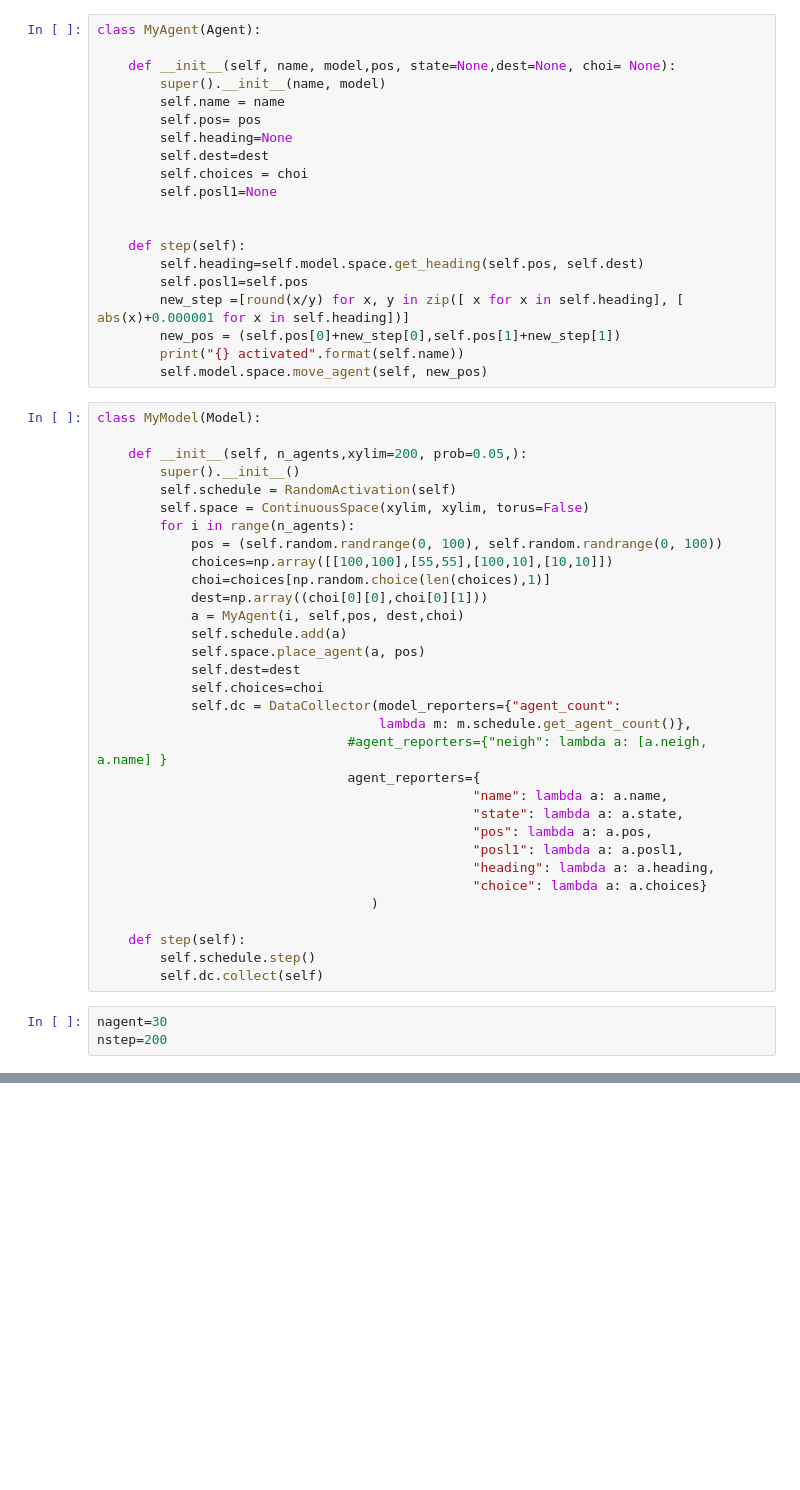
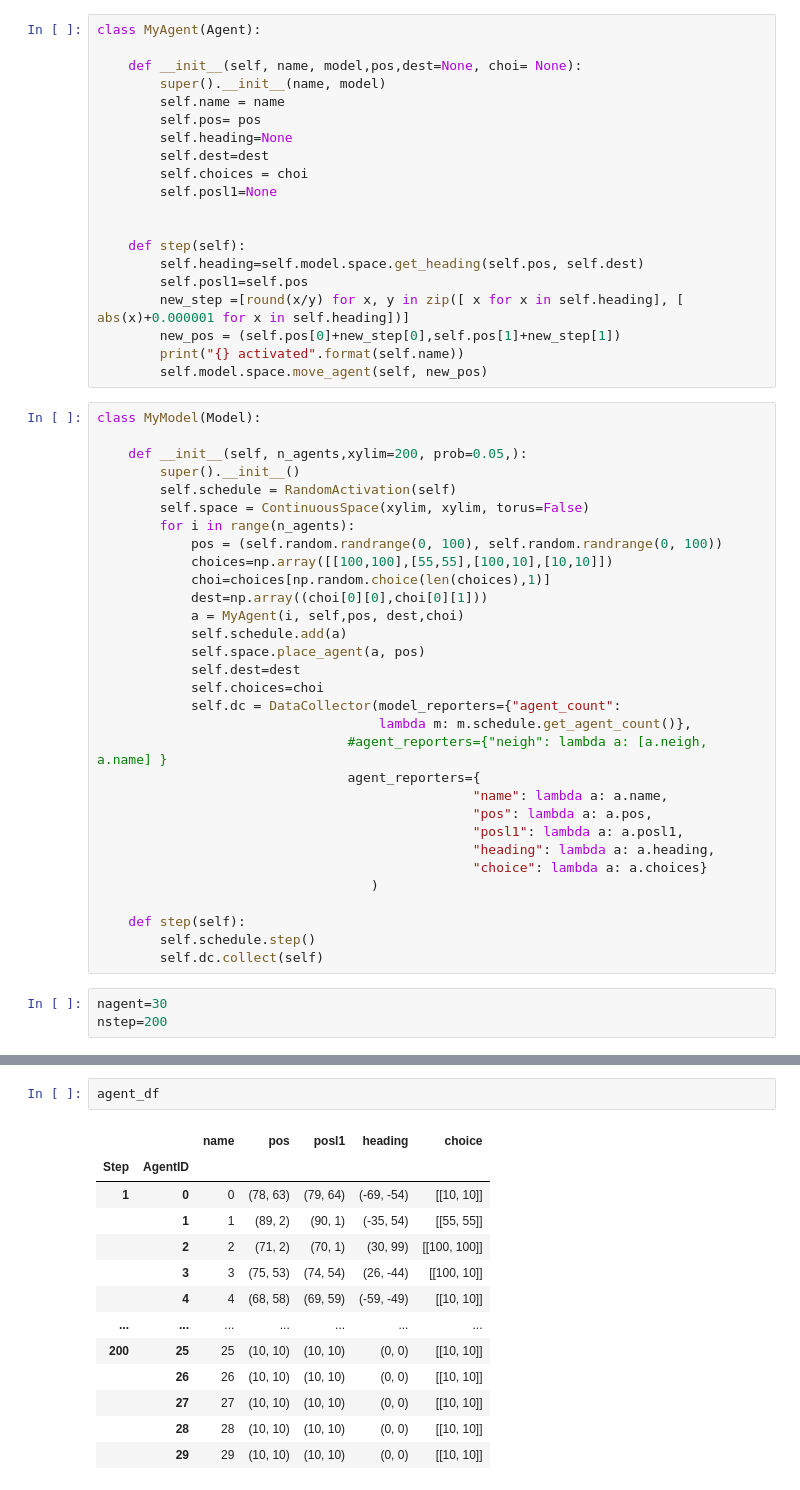
Before and after one commit to Kamran-Afzali/Agent-Based-Simulation, a Jupyter notebook: Tutorial.ipynb, the cells around one changed output, grey strips where cells are left out. Saved outputs shown, nothing was run; the diff lists cells and outputs as text; blank space fills up the shorter version.

```diff
--- a/Tutorial.ipynb
+++ b/Tutorial.ipynb
@@ -20,7 +20,7 @@ def flatten(x):
 # %%
 class MyAgent(Agent):
 
-    def __init__(self, name, model,pos, state=None,dest=None, choi= None):
+    def __init__(self, name, model,pos,dest=None, choi= None):
         super().__init__(name, model)
         self.name = name
         self.pos= pos
@@ -59,7 +59,6 @@ class MyModel(Model):
                                 #agent_reporters={"neigh": lambda a: [a.neigh, a.name] }
                                 agent_reporters={
                                                 "name": lambda a: a.name,
-                                                "state": lambda a: a.state,
                                                 "pos": lambda a: a.pos,
                                                 "posl1": lambda a: a.posl1,
                                                 "heading": lambda a: a.heading,
@@ -85,0 +114,16 @@ IndexError: list index out of range
+# %%
+agent_df
+# %% [output]
+|  |  | name | pos | posl1 | heading | choice |
+| Step | AgentID |  |  |  |  |  |
+| 1 | 0 | 0 | (78, 63) | (79, 64) | (-69, -54) | [[10, 10]] |
+|  | 1 | 1 | (89, 2) | (90, 1) | (-35, 54) | [[55, 55]] |
+|  | 2 | 2 | (71, 2) | (70, 1) | (30, 99) | [[100, 100]] |
+|  | 3 | 3 | (75, 53) | (74, 54) | (26, -44) | [[100, 10]] |
+|  | 4 | 4 | (68, 58) | (69, 59) | (-59, -49) | [[10, 10]] |
+| ... | ... | ... | ... | ... | ... | ... |
+| 200 | 25 | 25 | (10, 10) | (10, 10) | (0, 0) | [[10, 10]] |
+|  | 26 | 26 | (10, 10) | (10, 10) | (0, 0) | [[10, 10]] |
+|  | 27 | 27 | (10, 10) | (10, 10) | (0, 0) | [[10, 10]] |
+|  | 28 | 28 | (10, 10) | (10, 10) | (0, 0) | [[10, 10]] |
+|  | 29 | 29 | (10, 10) | (10, 10) | (0, 0) | [[10, 10]] |
```
Also changed, not shown: parts of 4 cells of this notebook, 1 other file.
